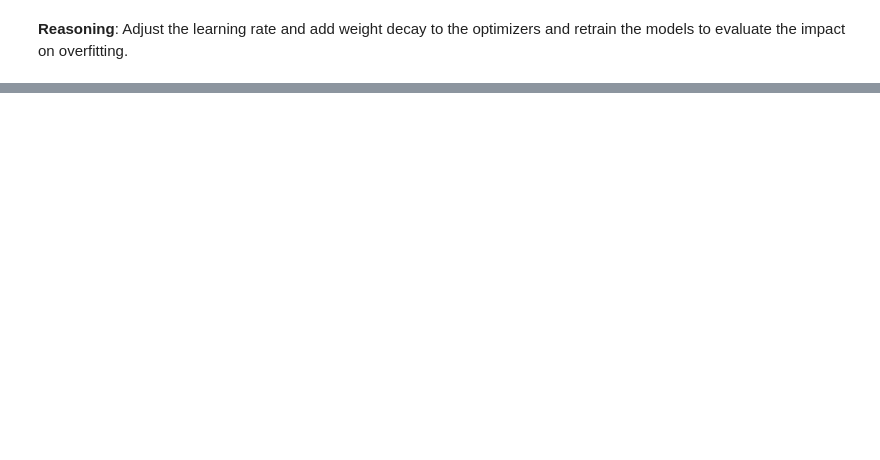
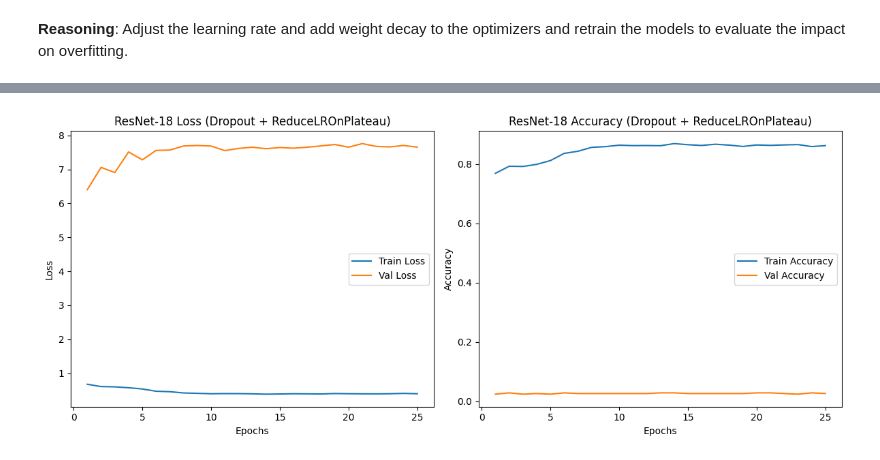
Before and after one commit to Manjunayak007-Ai/AI-Training-Project, a Jupyter notebook: Assignment_2.ipynb, the cells around one changed output, grey strips where cells are left out. Cells and saved outputs as stored; diff of their text form; code cells hidden in the pictures; blank space fills up the shorter version.

```diff
--- a/Assignment_2.ipynb
+++ b/Assignment_2.ipynb
@@ -803,0 +1338,13 @@ Epoch 0/4
+# %%
+from torch.optim.lr_scheduler import ReduceLROnPlateau
+
+# Define the loss function (Cross-Entropy Loss is common for classification)
+criterion = nn.CrossEntropyLoss()
+
+# Define optimizer for ResNet-18 with adjusted hyperparameters (Adam, lower LR, and weight decay)
+optimizer_resnet18_tuned = optim.Adam(resnet18_model.parameters(), lr=0.0001, weight_decay=1e-3) # Using the model with Dropout from previous step
+
+# Instantiate ReduceLROnPlateau for the ResNet-18 optimizer (removed verbose argument)
+scheduler_resnet18_tuned = ReduceLROnPlateau(optimizer_resnet18_tuned, mode='min', factor=0.1, patience=3)
+
+print("Training components (Criterion, Optimizer, and ReduceLROnPlateau Scheduler) for ResNet-18 redefined.")
@@ -803,0 +1583,69 @@ Epoch 0/4
+# %%
+import matplotlib.pyplot as plt
+import numpy as np
+
+# Print the final training and validation metrics for analysis
+print("Final Metrics (ResNet-18 with Dropout and ReduceLROnPlateau):")
+print("-" * 40)
+
+# Check if the history variables are populated before accessing them
+if resnet18_train_loss_tuned and resnet18_train_acc_tuned and resnet18_val_loss_tuned and resnet18_val_acc_tuned:
+    print("ResNet-18 (Dropout and ReduceLROnPlateau):")
+    print(f"  Final Training Loss: {resnet18_train_loss_tuned[-1]:.4f}, Final Training Accuracy: {resnet18_train_acc_tuned[-1]:.4f}")
+    print(f"  Final Validation Loss: {resnet18_val_loss_tuned[-1]:.4f}, Final Validation Accuracy: {resnet18_val_acc_tuned[-1]:.4f}")
+    print(f"  Best Validation Accuracy: {max(resnet18_val_acc_tuned):.4f}")
+else:
+    print("ResNet-18 history data is not available.")
+print("-" * 40)
+
+
+# Plotting the loss and accuracy curves for the retrained ResNet-18 model
+if resnet18_train_loss_tuned and resnet18_val_loss_tuned and resnet18_train_acc_tuned and resnet18_val_acc_tuned:
+    epochs = range(1, len(resnet18_train_loss_tuned) + 1)
+
+    plt.figure(figsize=(12, 5))
+
+    # ResNet-18 Loss
+    plt.subplot(1, 2, 1)
+    plt.plot(epochs, resnet18_train_loss_tuned, label='Train Loss')
+    plt.plot(epochs, resnet18_val_loss_tuned, label='Val Loss')
+    plt.title('ResNet-18 Loss (Dropout + ReduceLROnPlateau)')
+    plt.xlabel('Epochs')
+    plt.ylabel('Loss')
+    plt.legend()
+
+    # ResNet-18 Accuracy
+    plt.subplot(1, 2, 2)
+    plt.plot(epochs, resnet18_train_acc_tuned, label='Train Accuracy')
+    plt.plot(epochs, resnet18_val_acc_tuned, label='Val Accuracy')
+    plt.title('ResNet-18 Accuracy (Dropout + ReduceLROnPlateau)')
+    plt.xlabel('Epochs')
+    plt.ylabel('Accuracy')
+    plt.legend()
+
+    plt.tight_layout()
+    plt.show()
+else:
+    print("\nCannot plot history: History data is not available for ResNet-18.")
+
+print("\nAnalysis of Training and Validation Results (ResNet-18 with Dropout and ReduceLROnPlateau):")
+print("-" * 60)
+
+# Analyze ResNet-18 results
+if resnet18_train_loss_tuned and resnet18_val_loss_tuned and resnet18_train_acc_tuned and resnet18_val_acc_tuned:
+    print("ResNet-18:")
+    if resnet18_train_acc_tuned[-1] > resnet18_val_acc_tuned[-1] * 1.1 and resnet18_val_loss_tuned[-1] > resnet18_train_loss_tuned[-1]:
+        print("  Observation: Significant overfitting. Training accuracy is high, but validation accuracy is very low and validation loss is high and increasing.")
+    elif resnet18_train_acc_tuned[-1] < 0.2 and resnet18_val_acc_tuned[-1] < 0.2:
+        print("  Observation: Underfitting. Both training and validation accuracy are low.")
+    else:
+         print("  Observation: Overfitting is still present, indicated by the gap between training and validation accuracy and loss, although perhaps less severe than before.")
+
+    print(f"\nComparison to previous ResNet-18 run (Adjusted Hyperparameters without Dropout/ReduceLROnPlateau):")
+    print(f"  Previous Best Validation Accuracy: {max(resnet18_val_acc_tuned[:-25] if len(resnet18_val_acc_tuned) > 25 else [0]):.4f}") # Assuming previous history is in the first 25 elements
+    print(f"  Current Best Validation Accuracy: {max(resnet18_val_acc_tuned):.4f}")
+else:
+    print("  Observation: History data not available for analysis.")
+
+print("-" * 60)
+# %% [output]
@@ -803,0 +1659 @@ Epoch 0/4
+[figure, added]
```
Also changed, not shown: parts of 137 cells of this notebook.
